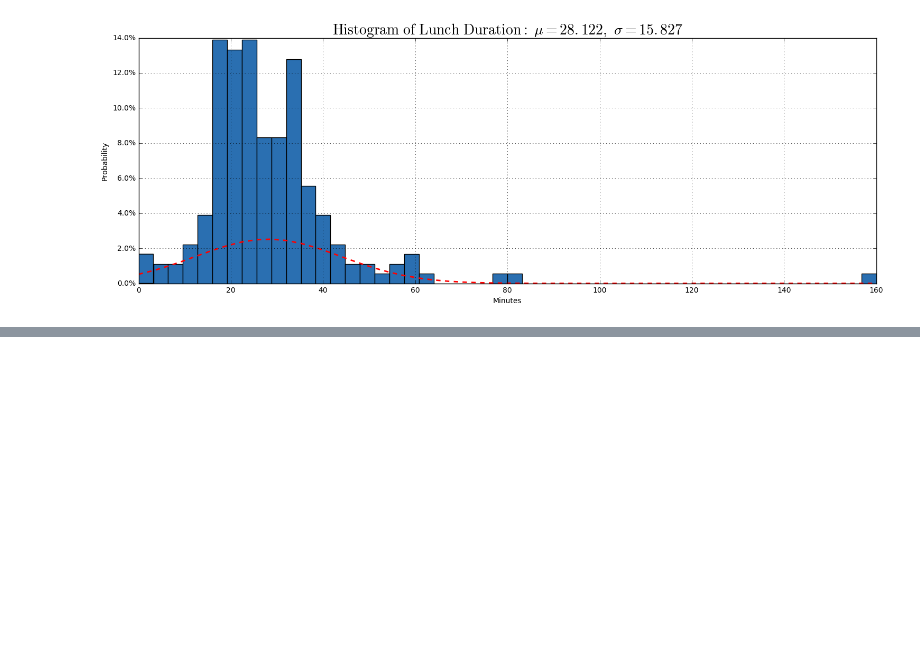
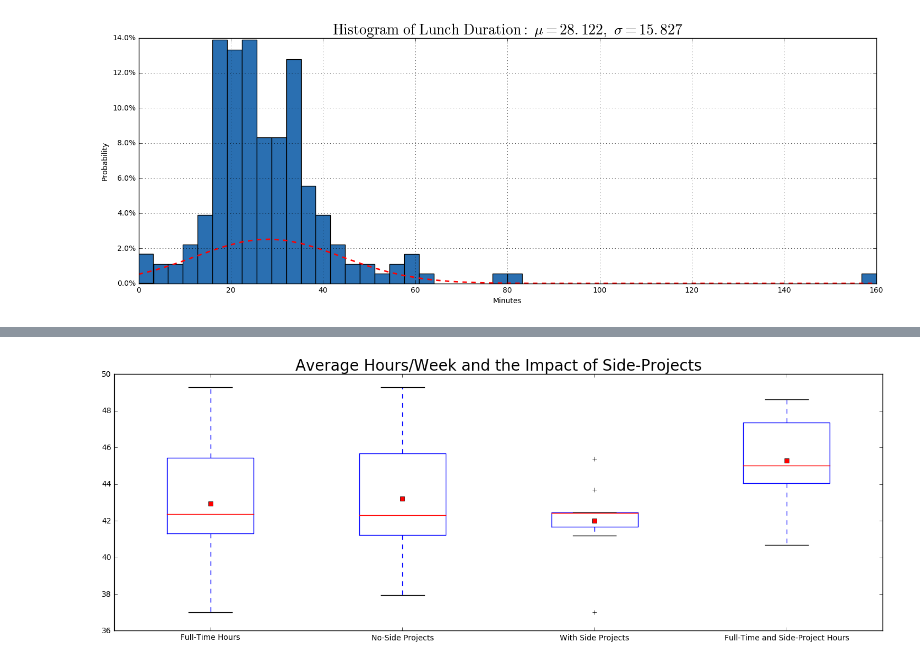
Before and after one commit to Tornquist/2017-Analysis, a Jupyter notebook: 2017 Analysis.ipynb, the cells around one changed output, grey strips where cells are left out. Saved outputs shown, nothing was run; the diff lists cells and outputs as text; code cells hidden in the pictures; blank space fills up the shorter version.

```diff
--- a/2017 Analysis.ipynb
+++ b/2017 Analysis.ipynb
@@ -344,0 +412,63 @@ plt.show()
+# %%
+# Calculate All Side Project Data
+side_project_data = {}
+for project in Project.side_projects():
+    project_hours = calculate_composite_hours(project)
+    flattened_hours = flatten_weeks(project_hours)
+    side_project_data[project] = flattened_hours
+week_names = list(complete_weeks.keys())
+
+# Merge side project data, filtering by complete full-time weeks
+side_project_hours_per_week = {}
+for project in side_project_data:
+    for week in side_project_data[project]:
+        if week not in week_names:
+            continue
+        if week not in side_project_hours_per_week:
+            side_project_hours_per_week[week] = 0.0
+
+        side_project_hours_per_week[week] += side_project_data[project][week]
+side_project_week_names = list(side_project_hours_per_week.keys())
+side_project_hours = list(side_project_hours_per_week.values())
+
+# Create Overlapping and Totals Groups
+overlapping_hours_by_week = {}
+total_when_overlapping_by_week = {}
+for week in side_project_week_names:
+    overlapping_hours_by_week[week] = summed_weeks[week]
+    total_when_overlapping_by_week[week] = summed_weeks[week] + side_project_hours_per_week[week]
+
+overlapping_hours = list(overlapping_hours_by_week.values())
+total_when_overlapping = list(total_when_overlapping_by_week.values())
+
+# Create Non-Overlapping Group
+non_overlapping_hours_by_week = {}
+for week in week_names:
+    if week in side_project_week_names:
+        continue
+    non_overlapping_hours_by_week[week] = summed_weeks[week]
+non_overlapping_hours = list(non_overlapping_hours_by_week.values())
+
+# Graph Results
+fig = plt.figure(figsize=(18, 6))
+
+hours_box_data = [
+    hours,
+    non_overlapping_hours,
+    overlapping_hours,
+    total_when_overlapping
+]
+hours_box_data_labels = [
+    "Full-Time Hours",
+    "No-Side Projects",
+    "With Side Projects",
+    "Full-Time and Side-Project Hours"
+]
+
+ax = fig.add_subplot(111)
+ax.set_title("Average Hours/Week and the Impact of Side-Projects", fontsize=20)
+ax.boxplot(hours_box_data, showmeans=True, labels=hours_box_data_labels)
+
+plt.show()
+# %% [output]
+[figure, added]
```
Also changed, not shown: parts of 4 cells of this notebook.
